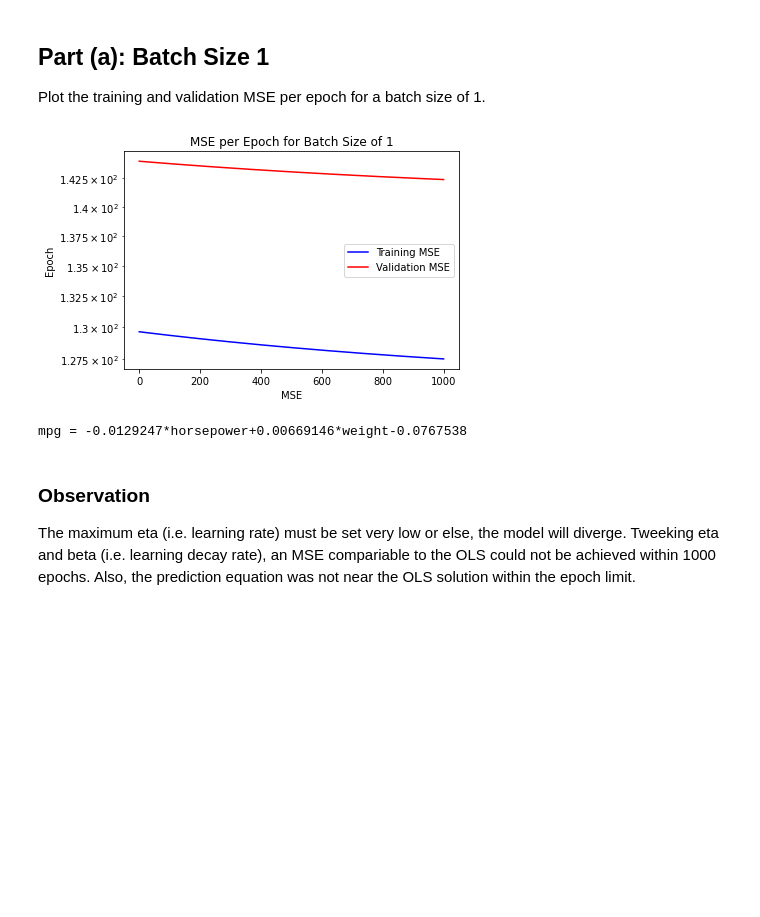
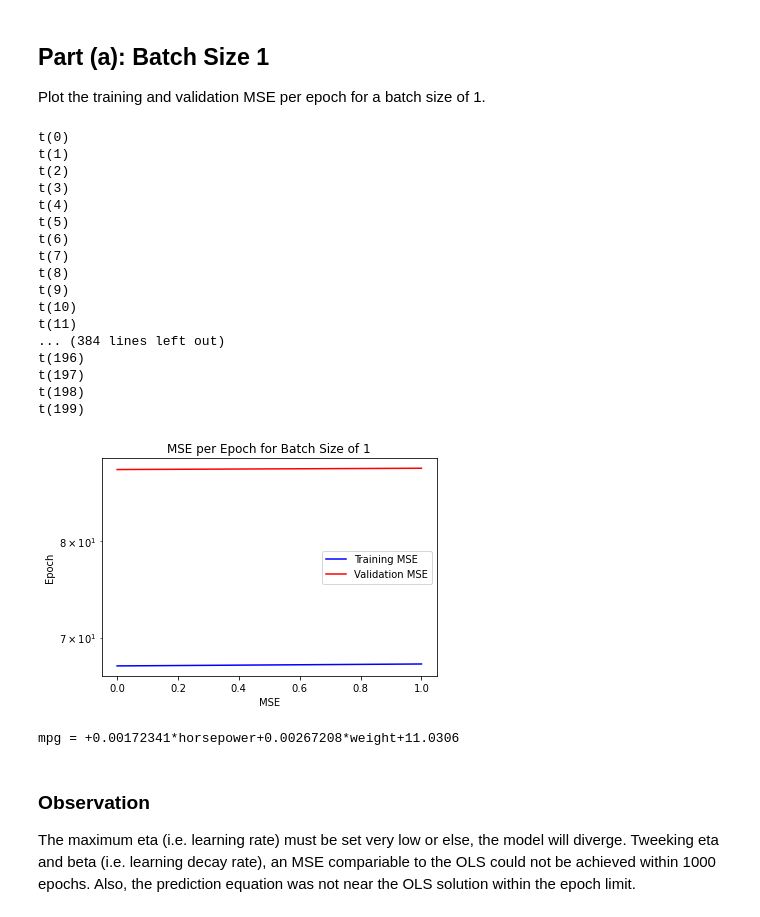
Before and after one commit to richardhemphill/ECE5268_MiniProject, a Jupyter notebook: MP1/src/Hemphill_MP1_P3.ipynb, the cells around one changed output. Drawn from its saved outputs; the diff is of its cells as text; code cells hidden in the pictures; blank space fills up the shorter version.

Commit message:
batch set fixed

```diff
--- a/MP1/src/Hemphill_MP1_P3.ipynb
+++ b/MP1/src/Hemphill_MP1_P3.ipynb
@@ -135,12 +167,29 @@ testData = dataSet[NUMBER_FOR_TRAINING+NUMBER_FOR_VALIDATION+1:]
 Plot the training and validation MSE per epoch for a batch size of 1.
 # %%
 PART_A_BATCH_SIZE = 1
-Wa, trainMse, valMse = StochasticGradientDecent(trainSet=trainData, valSet=valData, outParam=OUTPUT_FEATURE, inParam=INPUT_FEATURES, epochs=EPOCHS,batchSize=PART_A_BATCH_SIZE,etaMax=2.0E-7, beta=1, m=0.1)
+Wa, trainMse, valMse = StochasticGradientDecent(trainSet=trainData, valSet=valData, outParam=OUTPUT_FEATURE, inParam=INPUT_FEATURES, epochs=EPOCHS,batchSize=PART_A_BATCH_SIZE,etaMax=2.0E-7, beta=0.5, m=0.9)
 SgdPlot(trainMse=trainMse,valMse=valMse,batchSize=PART_A_BATCH_SIZE)
 print(PredictionEquation(y=OUTPUT_FEATURE, xs=INPUT_FEATURES, w=Wa))
 # %% [output]
+t(0)
+t(1)
+t(2)
+t(3)
+t(4)
+t(5)
+t(6)
+t(7)
+t(8)
+t(9)
+t(10)
+t(11)
+... (384 lines left out)
+t(196)
+t(197)
+t(198)
+t(199)
-[figure, old version]
+[figure, new version]
-mpg = -0.0129247*horsepower+0.00669146*weight-0.0767538
+mpg = +0.00172341*horsepower+0.00267208*weight+11.0306
 # %% [markdown]
 ### Observation
 The maximum eta (i.e. learning rate) must be set very low or else, the model will diverge.  Tweeking eta and beta (i.e. learning decay rate), an MSE compariable to the OLS could not be achieved within 1000 epochs.  Also, the prediction equation was not near the OLS solution within the epoch limit.
```
Also changed, not shown: parts of 5 cells of this notebook.
